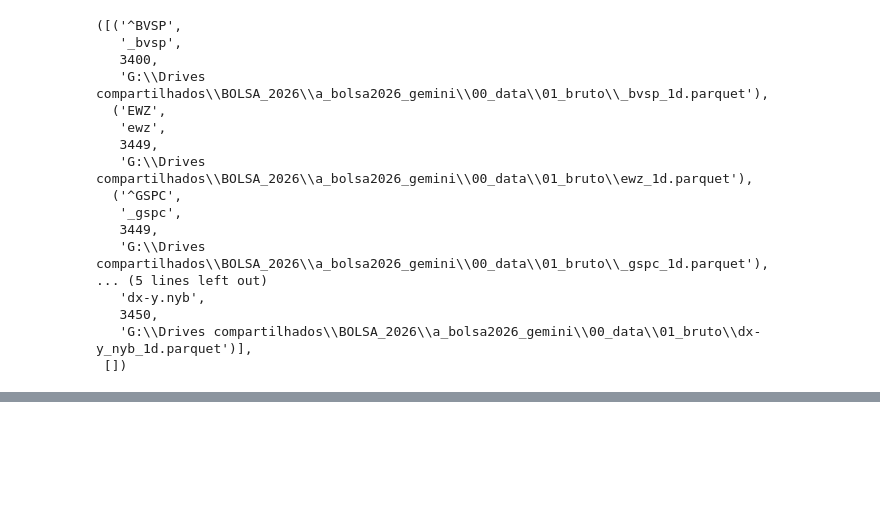
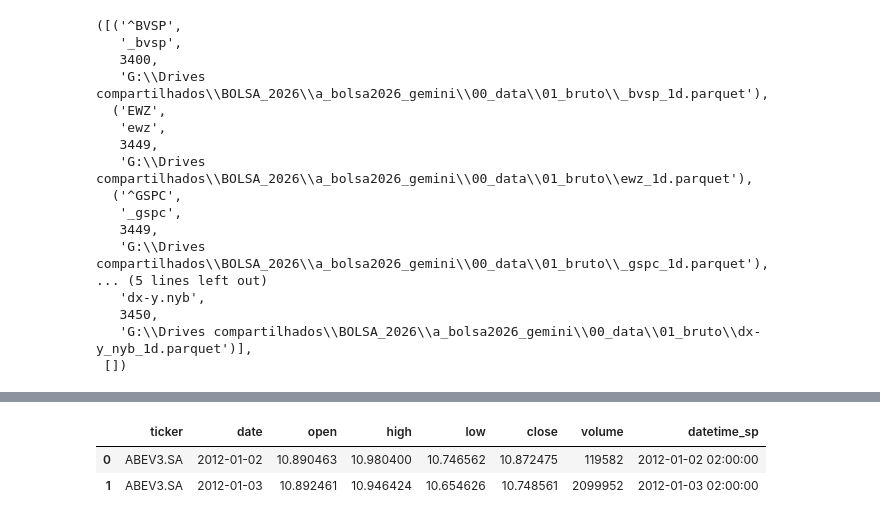
Before and after one commit to WRMELO/bolsa_2026_gemini, a Jupyter notebook: 01_notebooks/estruturacao_e_ingesta.ipynb, the cells around one changed output, grey strips where cells are left out. Saved outputs shown, nothing was run; the diff lists cells and outputs as text; code cells hidden in the pictures; blank space fills up the shorter version.

```diff
--- a/01_notebooks/estruturacao_e_ingesta.ipynb
+++ b/01_notebooks/estruturacao_e_ingesta.ipynb
@@ -213,3 +213,81 @@ Indicadores OK: 7 Falhas: 0
    3450,
    'G:\\Drives compartilhados\\BOLSA_2026\\a_bolsa2026_gemini\\00_data\\01_bruto\\dx-y_nyb_1d.parquet')],
  [])
+# %%
+# 6) Inspeção de estrutura/detalhes em 01_bruto e 02_adequado (3 ações + 3 indicadores)
+from pathlib import Path
+import pandas as pd
+
+BASE = Path(r"G:/Drives compartilhados/BOLSA_2026/a_bolsa2026_gemini/00_data")
+SRC_FOLDERS = ["01_bruto", "02_adequado"]
+
+# escolha das séries para amostra
+STOCKS = ["ABEV3.SA", "ITUB4.SA", "PETR4.SA"]
+INDICS = ["_bvsp", "ewz", "_gspc"]
+
+def fname_for_stock(sym: str) -> str:
+    return f"{sym.lower().replace('.', '_')}_1d.parquet"
+
+def fname_for_indicator(db_label: str) -> str:
+    return f"{db_label.replace('.', '_').lower()}_1d.parquet"
+
+def summarize_parquet(folder: str, filename: str) -> dict:
+    p = BASE / folder / filename
+    if not p.exists():
+        return {
+            "folder": folder, "file": filename, "exists": False,
+            "rows": 0, "date_min": None, "date_max": None,
+            "columns": None, "dtypes": None, "tz_datetime_sp": None,
+            "path": str(p),
+        }
+    df = pd.read_parquet(p)
+    info = {
+        "folder": folder,
+        "file": filename,
+        "exists": True,
+        "rows": int(df.shape[0]),
+        "columns": list(df.columns),
+        "dtypes": {c: str(df[c].dtype) for c in df.columns},
+        "date_min": str(pd.to_datetime(df["date"]).min().date()) if "date" in df.columns and not df.empty else None,
+        "date_max": str(pd.to_datetime(df["date"]).max().date()) if "date" in df.columns and not df.empty else None,
+        "tz_datetime_sp": None,
+        "path": str(p),
+    }
+    if "datetime_sp" in df.columns and not df.empty:
+        try:
+            v = df["datetime_sp"].iloc[0]
+            tz = getattr(getattr(v, "tz", None), "key", None) or str(getattr(v, "tz", None))
+            info["tz_datetime_sp"] = tz
+        except Exception:
+            info["tz_datetime_sp"] = None
+    return info
+
+def pretty_print(info: dict):
+    print(f"[{info['folder']}] {info['file']} -> exists={info['exists']}")
+    print(" path:", info["path"])
+    if not info["exists"]:
+        print()
+        return
+    print(" rows:", info["rows"], "date:", info["date_min"], "->", info["date_max"])
+    print(" tz(datetime_sp):", info["tz_datetime_sp"])
+    print(" columns:", info["columns"])
+    print(" dtypes:", info["dtypes"])
+    # amostra rápida
+    try:
+        df = pd.read_parquet(info["path"])
+        display(df.head(2))
+    except Exception:
+        pass
+    print()
+
+targets = []
+for s in STOCKS:
+    targets.append(fname_for_stock(s))
+for i in INDICS:
+    targets.append(fname_for_indicator(i))
+
+for folder in SRC_FOLDERS:
+    print("===", folder, "===")
+    for fn in targets:
+        pretty_print(summarize_parquet(folder, fn))
+# %% [output]
@@ -215,0 +301,3 @@ Indicadores OK: 7 Falhas: 0
+|  | ticker | date | open | high | low | close | volume | datetime_sp |
+| 0 | ABEV3.SA | 2012-01-02 | 10.890463 | 10.980400 | 10.746562 | 10.872475 | 119582 | 2012-01-02 02:00:00 |
+| 1 | ABEV3.SA | 2012-01-03 | 10.892461 | 10.946424 | 10.654626 | 10.748561 | 2099952 | 2012-01-03 02:00:00 |
```
Also changed, not shown: parts of 13 cells of this notebook.
